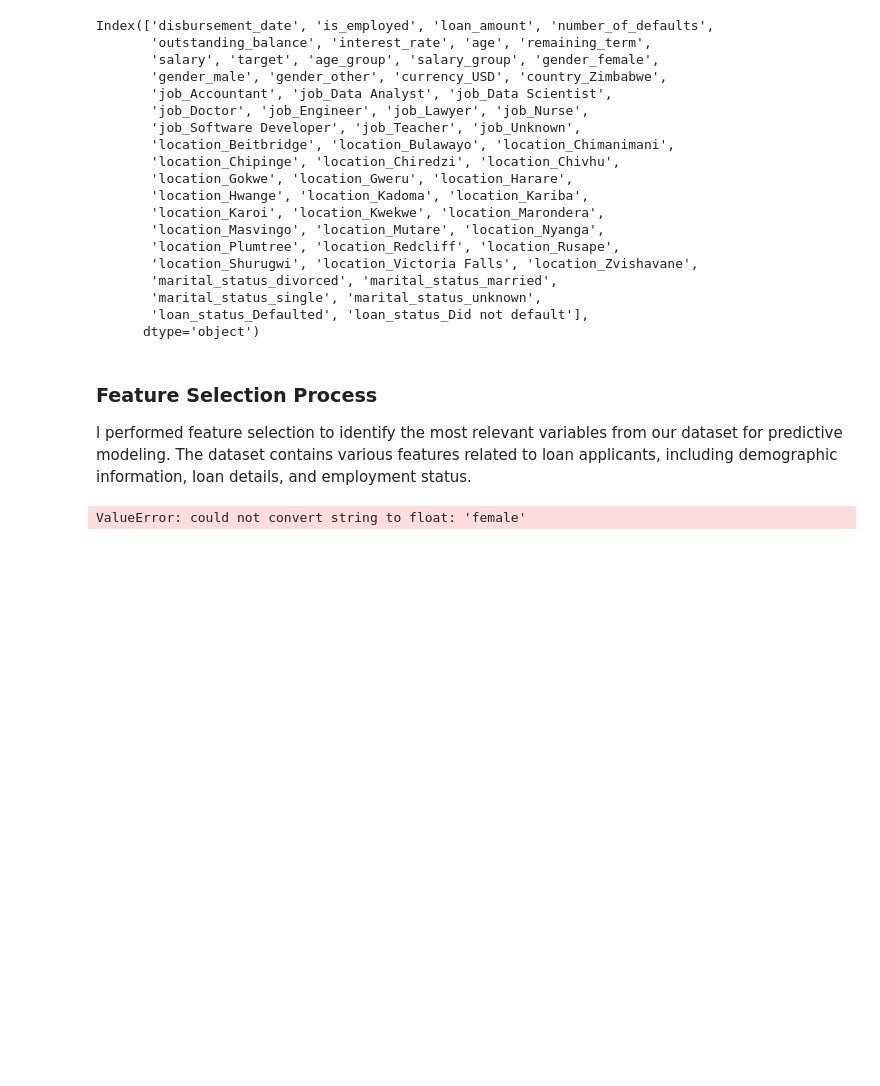
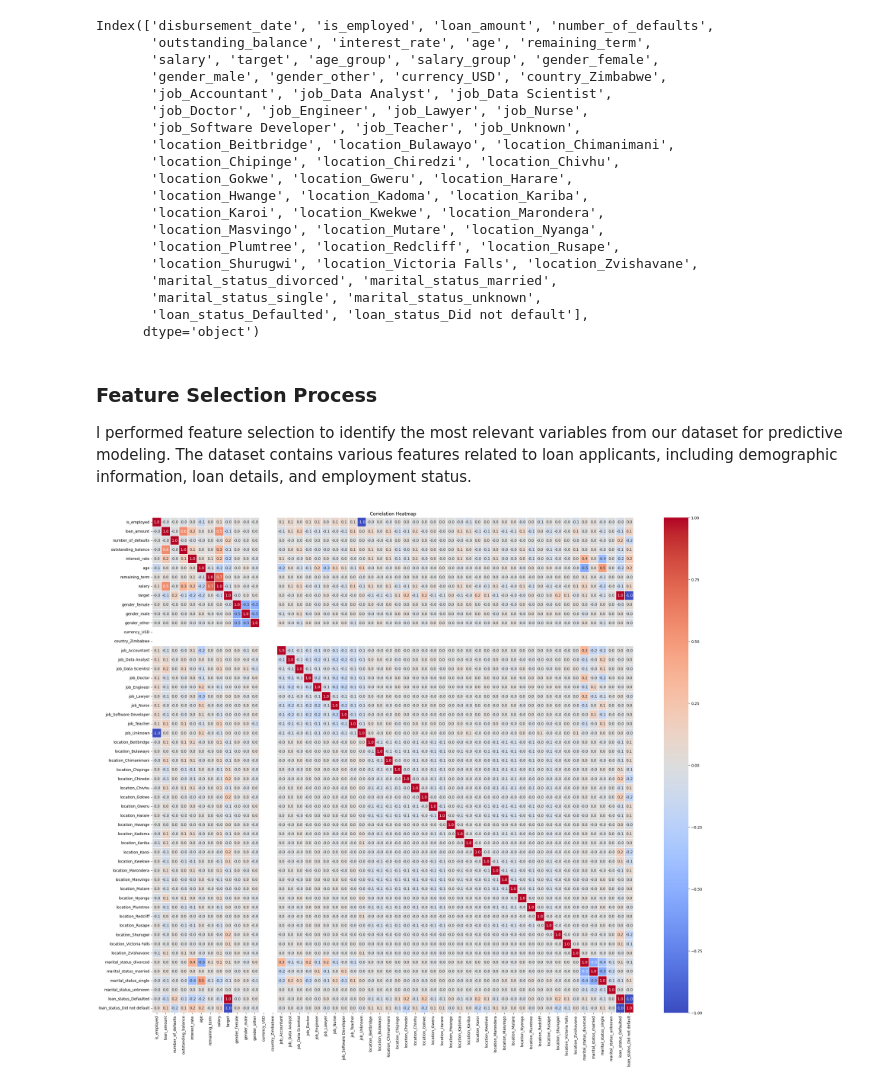
Before and after one commit to nyashaChiza/predicting-probability-of-default, a Jupyter notebook: notebooks/04_feature_engineering.ipynb, the cells around one changed output. Cells and saved outputs as stored; diff of their text form; code cells hidden in the pictures; blank space fills up the shorter version.

```diff
--- a/notebooks/04_feature_engineering.ipynb
+++ b/notebooks/04_feature_engineering.ipynb
@@ -137,11 +137,13 @@ Index(['disbursement_date', 'is_employed', 'loan_amount', 'number_of_defaults',
 l performed feature selection to identify the most relevant variables from our dataset for predictive modeling. The dataset contains various features related to loan applicants, including demographic information, loan details, and employment status.
 # %%
 # Calculate correlation matrix
-correlation_matrix = df.corr()
+numeric_df = df_encoded.select_dtypes(include=['int64', 'float64', 'bool'])
+numeric_df['target'] = df['target']
+correlation_matrix = numeric_df.corr()
 
-plt.figure(figsize=(12, 10))
-sns.heatmap(correlation_matrix, annot=True, cmap='coolwarm', fmt=".2f", linewidths=0.5)
+plt.figure(figsize=(29, 24))
+sns.heatmap(correlation_matrix, annot=True, cmap='coolwarm', fmt=".1f", linewidths=0.1)
 plt.title('Correlation Heatmap')
 plt.show()
 # %% [output]
-ValueError: could not convert string to float: 'female'
+[figure, added]
```
Also changed, not shown: 1 other file.
